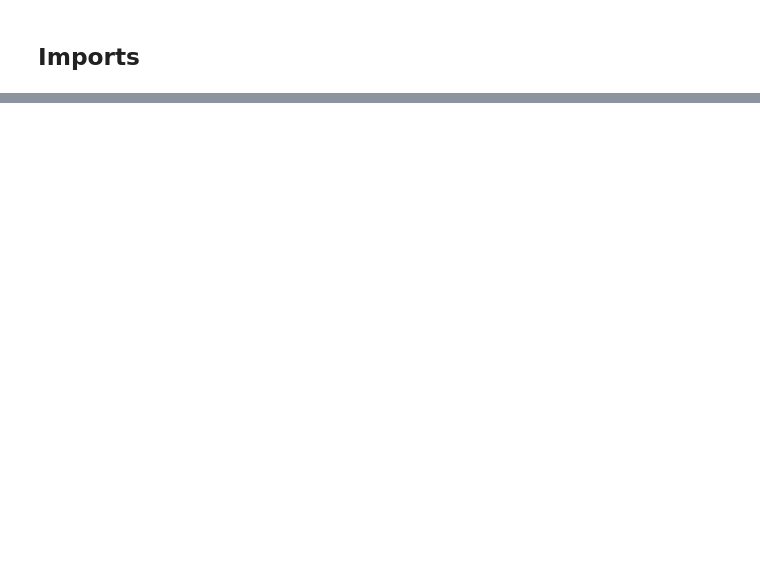
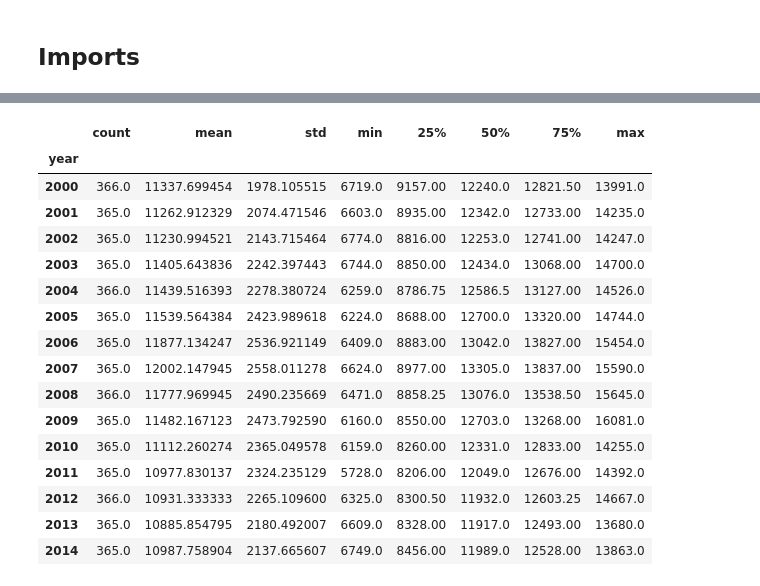
Before and after one commit to inon-peled/dtu_bda_project, a Jupyter notebook: bda_project_us_births.ipynb, the cells around one changed output, grey strips where cells are left out. Saved outputs shown, nothing was run; the diff lists cells and outputs as text; code cells hidden in the pictures; blank space fills up the shorter version.

```diff
--- a/bda_project_us_births.ipynb
+++ b/bda_project_us_births.ipynb
@@ -41 +81,21 @@ births_2000s_df_with_index.head()
+# %%
+births_2000s_df_with_index.groupby('year').births.describe()
+# %% [output]
+|  | count | mean | std | min | 25% | 50% | 75% | max |
+| year |  |  |  |  |  |  |  |  |
+| 2000 | 366.0 | 11337.699454 | 1978.105515 | 6719.0 | 9157.00 | 12240.0 | 12821.50 | 13991.0 |
+| 2001 | 365.0 | 11262.912329 | 2074.471546 | 6603.0 | 8935.00 | 12342.0 | 12733.00 | 14235.0 |
+| 2002 | 365.0 | 11230.994521 | 2143.715464 | 6774.0 | 8816.00 | 12253.0 | 12741.00 | 14247.0 |
+| 2003 | 365.0 | 11405.643836 | 2242.397443 | 6744.0 | 8850.00 | 12434.0 | 13068.00 | 14700.0 |
+| 2004 | 366.0 | 11439.516393 | 2278.380724 | 6259.0 | 8786.75 | 12586.5 | 13127.00 | 14526.0 |
+| 2005 | 365.0 | 11539.564384 | 2423.989618 | 6224.0 | 8688.00 | 12700.0 | 13320.00 | 14744.0 |
+| 2006 | 365.0 | 11877.134247 | 2536.921149 | 6409.0 | 8883.00 | 13042.0 | 13827.00 | 15454.0 |
+| 2007 | 365.0 | 12002.147945 | 2558.011278 | 6624.0 | 8977.00 | 13305.0 | 13837.00 | 15590.0 |
+| 2008 | 366.0 | 11777.969945 | 2490.235669 | 6471.0 | 8858.25 | 13076.0 | 13538.50 | 15645.0 |
+| 2009 | 365.0 | 11482.167123 | 2473.792590 | 6160.0 | 8550.00 | 12703.0 | 13268.00 | 16081.0 |
+| 2010 | 365.0 | 11112.260274 | 2365.049578 | 6159.0 | 8260.00 | 12331.0 | 12833.00 | 14255.0 |
+| 2011 | 365.0 | 10977.830137 | 2324.235129 | 5728.0 | 8206.00 | 12049.0 | 12676.00 | 14392.0 |
+| 2012 | 366.0 | 10931.333333 | 2265.109600 | 6325.0 | 8300.50 | 11932.0 | 12603.25 | 14667.0 |
+| 2013 | 365.0 | 10885.854795 | 2180.492007 | 6609.0 | 8328.00 | 11917.0 | 12493.00 | 13680.0 |
+| 2014 | 365.0 | 10987.758904 | 2137.665607 | 6749.0 | 8456.00 | 11989.0 | 12528.00 | 13863.0 |
 # %%
```
Also changed, not shown: parts of 11 cells of this notebook, 2 other files.
